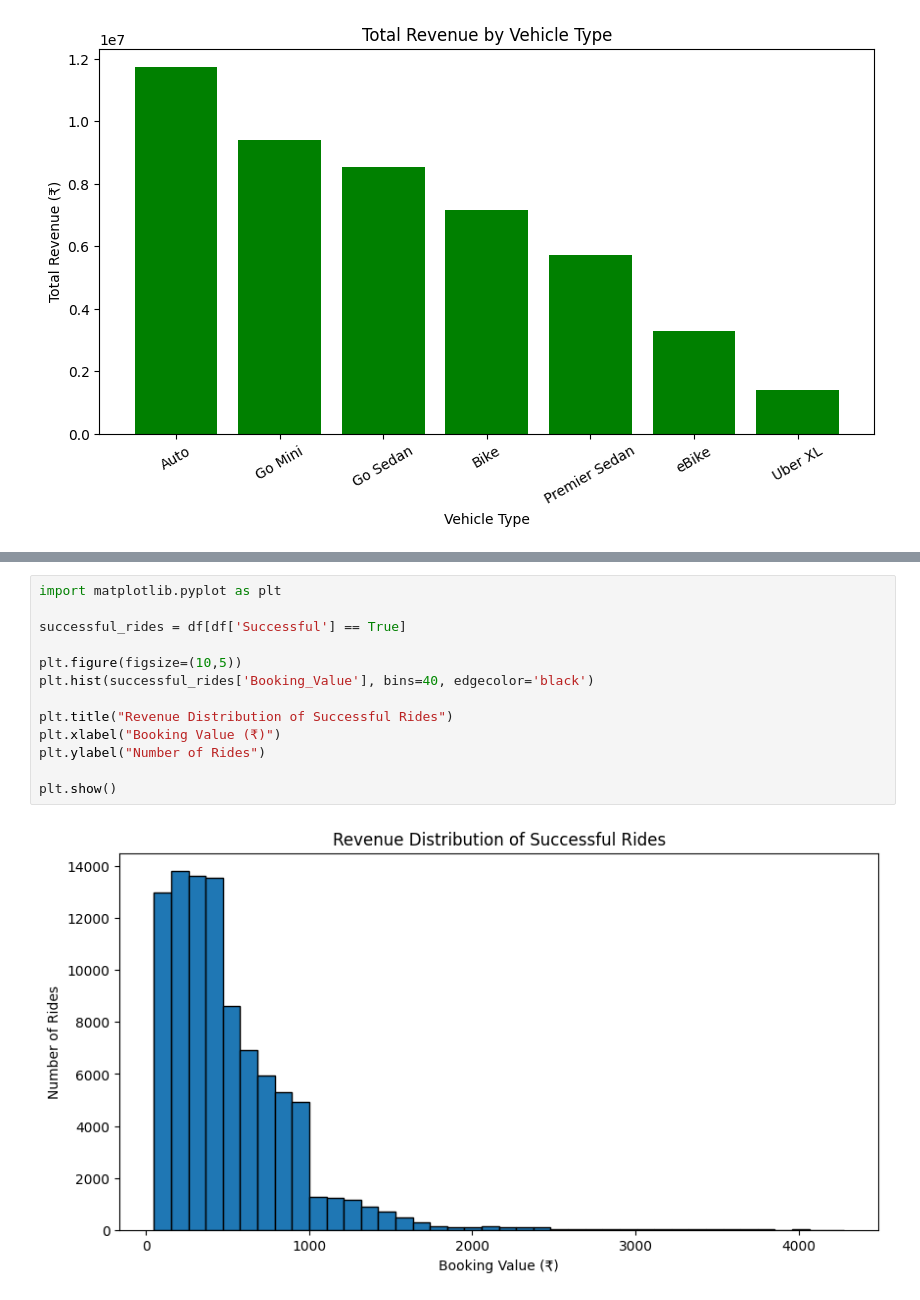
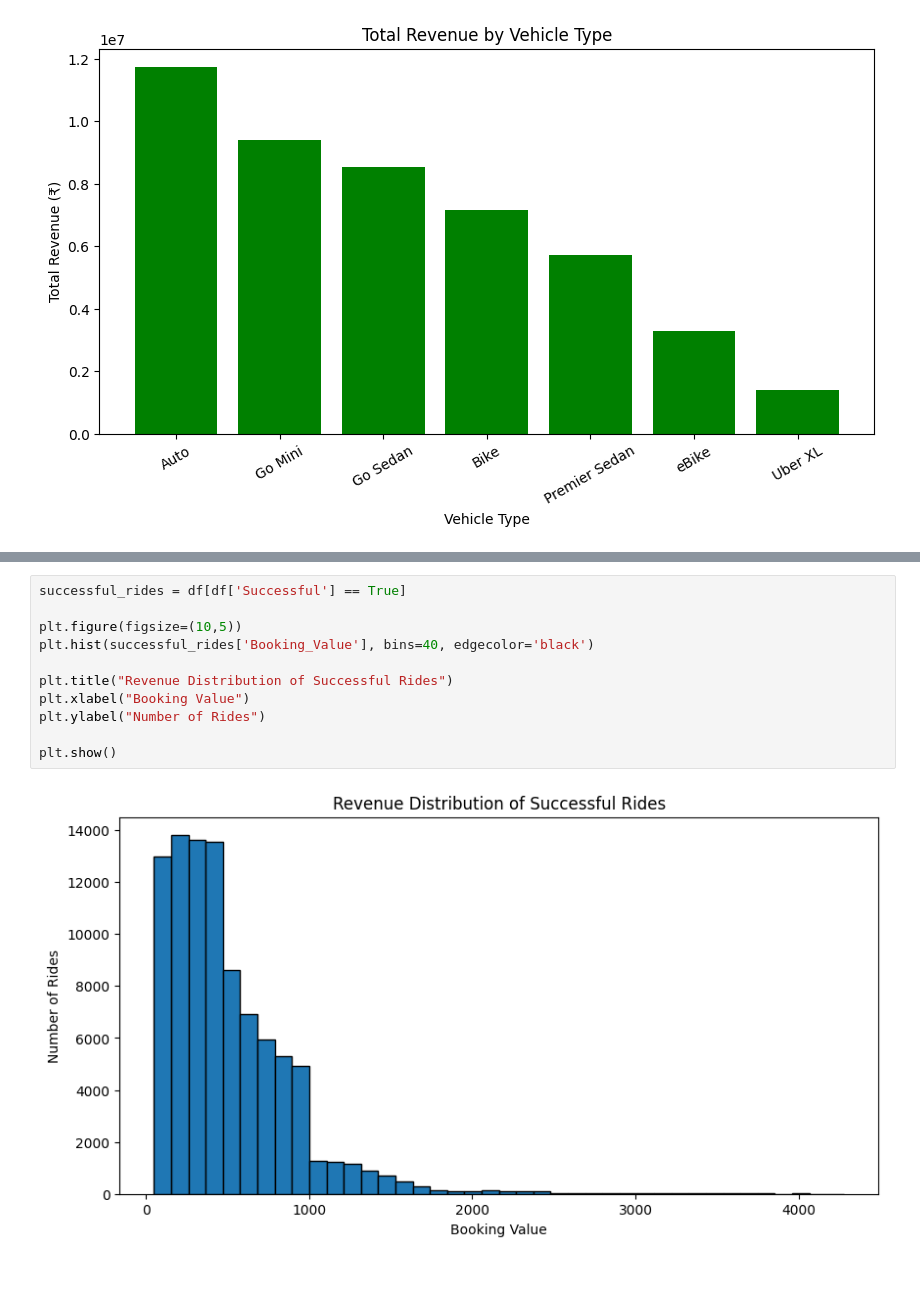
Before and after one commit to debjit11/Namma-Yatri-and-Uber-Analysis, a Jupyter notebook: uber_main.ipynb, the cells around one changed output, grey strips where cells are left out. Saved outputs shown, nothing was run; the diff lists cells and outputs as text.

```diff
--- a/uber_main.ipynb
+++ b/uber_main.ipynb
@@ -355,17 +354,15 @@ plt.show()
 # %% [output]
 [figure]
 # %%
-import matplotlib.pyplot as plt
-
 successful_rides = df[df['Successful'] == True]
 
 plt.figure(figsize=(10,5))
 plt.hist(successful_rides['Booking_Value'], bins=40, edgecolor='black')
 
 plt.title("Revenue Distribution of Successful Rides")
-plt.xlabel("Booking Value (₹)")
+plt.xlabel("Booking Value")
 plt.ylabel("Number of Rides")
 
 plt.show()
 # %% [output]
-[figure, old version]
+[figure, new version]
```
Also changed, not shown: parts of 1 cell of this notebook.
